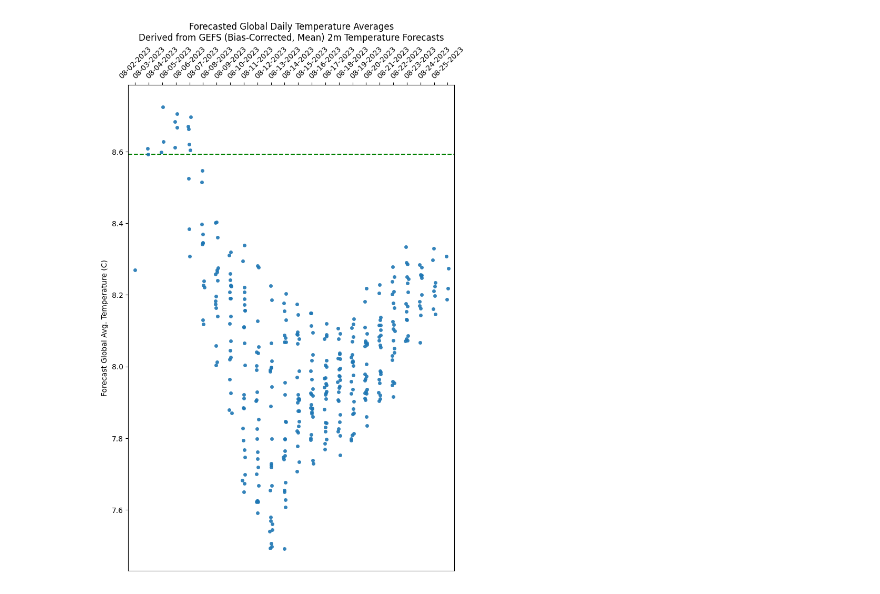
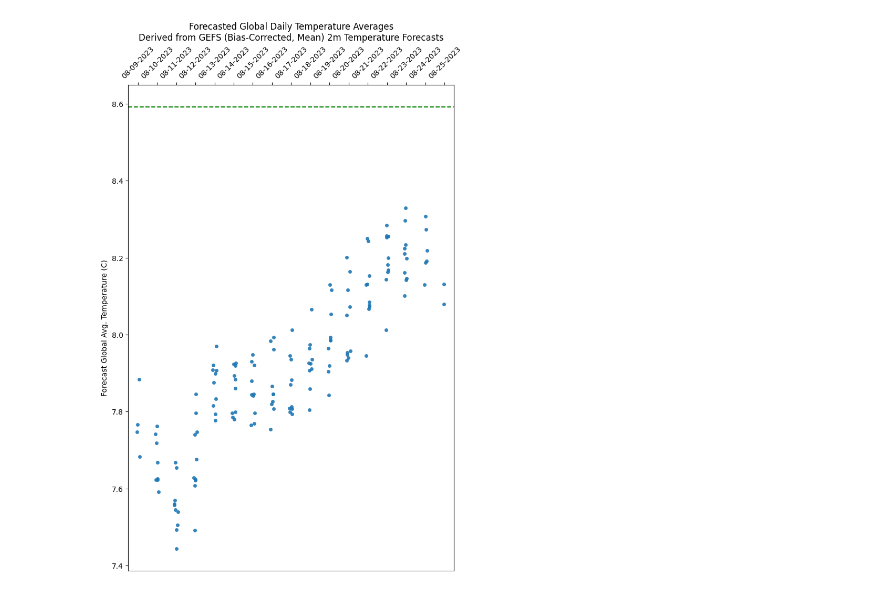
Before and after one commit to JRPdata/hot-july, a Jupyter notebook: gefs/gefs_global_2m_temp_mean_bias_corrected.ipynb, the cells around one changed output. Saved outputs shown, nothing was run; the diff lists cells and outputs as text; code cells hidden in the pictures.

Commit message:
Fixed gefs to skip first day for averaging (incomplete forecast data), and corrected the date in complete_averages in graph (was off by 1 day)

```diff
--- a/gefs/gefs_global_2m_temp_mean_bias_corrected.ipynb
+++ b/gefs/gefs_global_2m_temp_mean_bias_corrected.ipynb
@@ -7,12 +7,12 @@ import requests
 import time
 from bs4 import BeautifulSoup
 ts = ['00', '06', '12', '18']
-t = ts[0]
+t = ts[1]
 
 # CONFIGURATION FOR FORECASTS TO DOWNLOAD (only last two days are available)
 # MAKE SURE THERE IS NO TRAILING SLASH
 base_urls = [
-    "https://nomads.ncep.noaa.gov/pub/data/nccf/com/naefs/prod/gefs.20230809/" + t + "/pgrb2ap5_bc"
+    "https://nomads.ncep.noaa.gov/pub/data/nccf/com/naefs/prod/gefs.20230810/" + t + "/pgrb2ap5_bc"
 ]
 
 def download_file(url, folder_path):
@@ -98,6 +98,11 @@ def date_to_day_str(date_time):
     date_format = "%m-%d-%Y"
     month_day_year = date_time.strftime(date_format)
     return month_day_year
+
+def day_str_to_date(date_string):
+    date_format = "%m-%d-%Y"
+    date = datetime.strptime(date_string, date_format)
+    return date
 
 def kelvin_to_celsius(kelvin_temperature):
     celsius_temperature = kelvin_temperature - 273.15
@@ -161,9 +166,10 @@ def process_files_in_folder(folder_path):
             if last_avg == None:
                 last_avg = day_average
             day_over_day_delta = day_average - last_avg
-            print(f"Global 2m temp average (C) for {last_day_str}: {day_average:6.3f} (day over day delta: {day_over_day_delta:6.3f})")
-            if not first_day or len(day_averages) != 8:
-                complete_averages[valid_time] = day_average
+            if not first_day or len(day_averages) != 7:
+                print(f"Global 2m temp average (C) for {last_day_str}: {day_average:6.3f} (day over day delta: {day_over_day_delta:6.3f})")
+                yesterday_time = day_str_to_date(last_day_str)
+                complete_averages[yesterday_time] = day_average
             # clear the list for the new day
             day_averages = []
             # change the last_day
@@ -171,6 +177,7 @@ def process_files_in_folder(folder_path):
             # add the current day's average to the list
             day_averages.append(avg)
             last_avg = day_average
+
             # set first day done
             first_day = False
     return complete_averages
@@ -211,85 +269,37 @@ Global 2m temp average (C) for 08-24-2023:  8.308 (day over day delta: -0.022)
 # %%
-# strip plot for each day
-
-import matplotlib.pyplot as plt
-import numpy as np
-import seaborn as sns
-
-def graph_strip_plot(forecast, record):
-    fig, ax = plt.subplots(figsize=(8, 12))
-    # Create a list of all data points and their corresponding labels
-    data = []
-    labels = []
-    hue = []
-
-    for date, temps in forecast.items():
-        data.extend(temps)
-        # treat the date as a whole string
-        labels.extend([date] * len(temps))
-        #hue.extend(['Forecast'] * len(temps))
-
-    #print(labels)
-    #print(data)
-    # Set the style of the strip plot
-    sns.stripplot(x=labels, y=data, dodge=True, alpha=0.9, linewidth=0)
-
-    # Add a horizontal line at the rise threshold
-    ax.axhline(y=record, color='g', linestyle='--')
-
-    # Set the y-axis label
-    ax.set_ylabel('Forecast Global Avg. Temperature (C)')
-
-    # Set the x-axis to be at the top
-    ax.xaxis.tick_top()
-    ax.xaxis.set_label_position('top')
-
-    # Rotate the x-axis labels for better readability
-    plt.xticks(rotation=45)
-
-    # Set more subticks on the y-axis
-    #plt.yticks(np.arange(-1.0, 1.6, 0.1))
-
-    # Increase spacing between each day
-    #plt.subplots_adjust(wspace=0.6)
-
-    # Add a title to the chart
-    plt.title('Forecasted Global Daily Temperature Averages' + '\n' +
-              'Derived from GEFS (Bias-Corrected, Mean) 2m Temperature Forecasts'
-    )
-
-    # Show the plot
-    plt.show()
-
 forecast = {}
-# exclude forecasts older than this date, or set to None for ALL
-min_forecast_date = "2023-08-01"
 
 for folder_name, complete_average in complete_averages.items():
     # each forecast has a set of forecast dates
     # use if want to prune old forecasts
     short_date = folder_name.split('.')[1].split('_')[0]
 
 
     # Date to compare in the format YYYY-MM-DD
     if min_forecast_date:
         compare_date = datetime.strptime(min_forecast_date, "%Y-%m-%d")
     else:
         compare_date = None
 
     # Convert the short date to a comparable format
     short_date_dt = datetime.strptime(short_date, "%Y%m%d")
     # Compare the dates
     if not compare_date or compare_date <= short_date_dt:
         for valid_time, forecast_average in complete_average.items():
             day_str = date_to_day_str(valid_time)
             if day_str not in forecast:
                 forecast[day_str] = []
             temps = forecast[day_str]
             temps.append(forecast_average)
             forecast[day_str] = temps
+            #print(f"{day_str} : {forecast_average}")
 
 # CFSR record was on August 2. GEFS forecast for previous day was 8.592
 record = 8.592
+
+# exclude forecasts older than this date, or set to None for ALL
+min_forecast_date = "2023-08-08"
+#min_forecast_date = "2023-07-26"
 graph_strip_plot(forecast, record)
 # %% [output]
-[figure, old version]
+[figure, new version]
```
Also changed, not shown: parts of 3 cells of this notebook.
